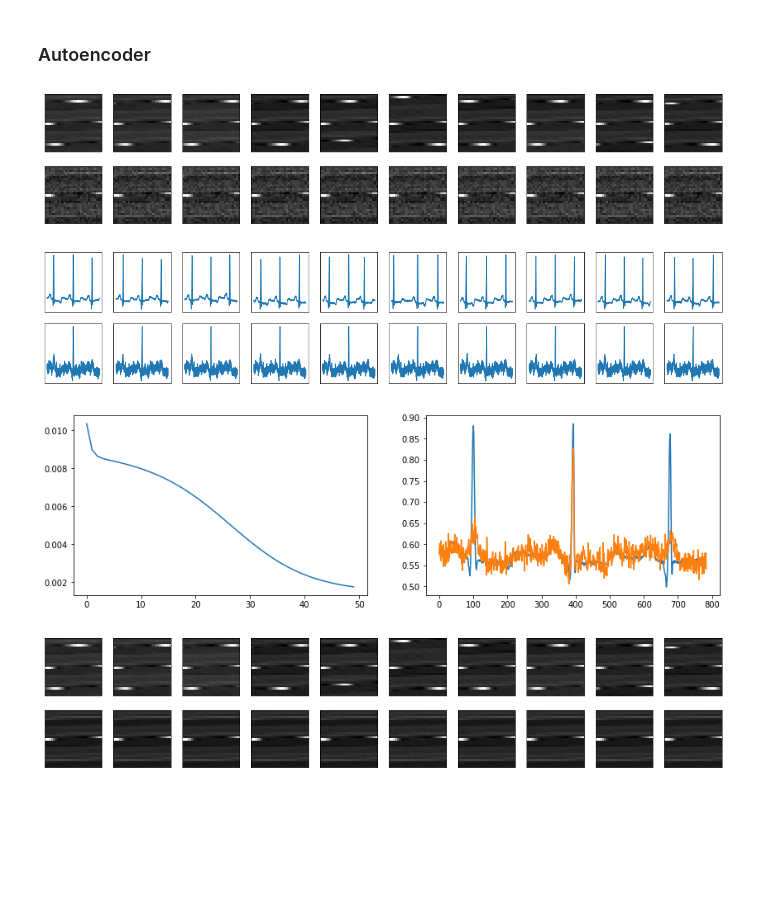
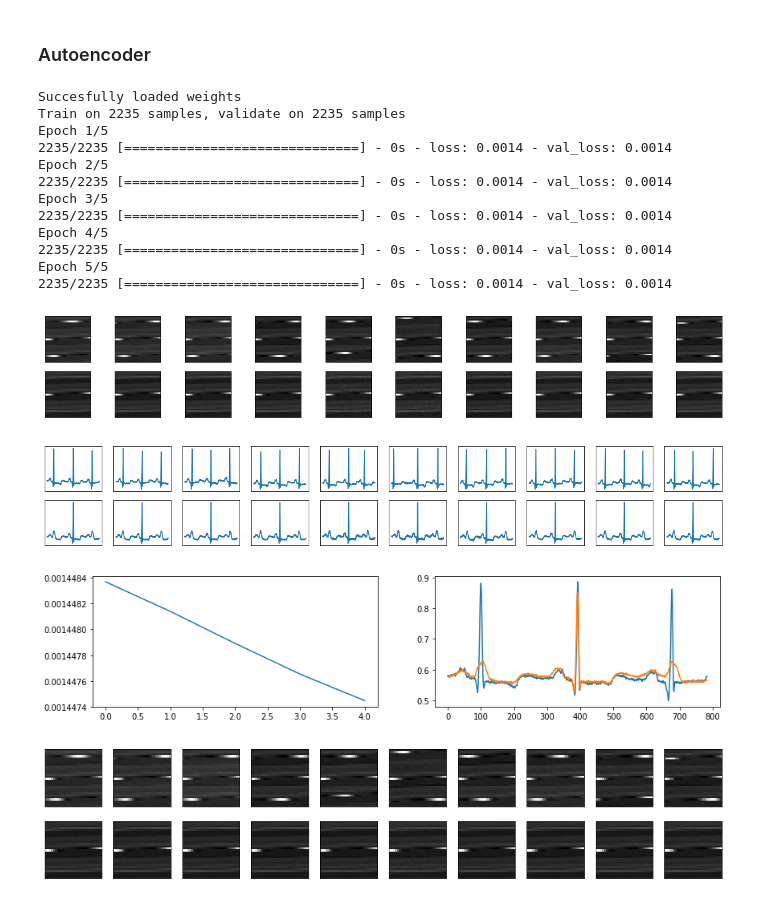
Before and after one commit to piotrbazan/machine-learning, a Jupyter notebook: projects/ecg/ecg.ipynb, the cells around one changed output. Saved outputs shown, nothing was run; the diff lists cells and outputs as text; code cells hidden in the pictures; blank space fills up the shorter version.

```diff
--- a/projects/ecg/ecg.ipynb
+++ b/projects/ecg/ecg.ipynb
@@ -162,40 +159,58 @@ def get_train_test_set(shape = (784, )):
+# %%
+def plot_loss_accuracy(loss, x_test, x_decoded):
+    plt.figure(figsize=(14,3))
+    plt.subplot(1,2,1)
+    plt.plot(loss.history['loss'])
+    plt.subplot(1,2,2)
+    plt.plot(x_test[0].reshape((784)))
+    plt.plot(x_decoded[0].reshape((784)))
 # %%
-def load_weights(model, filename):
-    if filename is not None:
+def load_weights(model, filename, load_prev):
+    if filename is not None and load_prev:
         try:
             model.load_weights(filename, by_name=False)
             print('Succesfully loaded weights')
         except Exception as e:
             print('Can\'t load weights to model', e)
-            pass
 # %%
 def save_weights(model, filename):
     if filename is not None:
         try:
-            model.save_weights(filename)
+            model.save_weights(filename, True)
         except Exception as e:
             print('Can\'t save weights to model', e)
             pass
 # %%
-def run(autoencoder, encoder, decoder, shape, weights_filename, epochs = 10):
+def run(encoders, shape, epochs = 10, filename = None, load_prev = True):
     global x_test, x_decoded
+    autoencoder, encoder, decoder = encoders
     x_train, x_test = get_train_test_set(shape)
-    load_weights(autoencoder, weights_filename)
+
+    load_weights(autoencoder, filename, load_prev)
     loss = fit(autoencoder, x_train, x_test, epochs=epochs, loss = 'mse')
-    save_weights(autoencoder, weights_filename)
-    x_decoded = check(encoder, decoder, x_test)
-    plt.figure(figsize=(14,4))
-    plt.subplot(1,2,1)
-    plt.plot(loss.history['loss'])
-    plt.subplot(1,2,2)
-    plt.plot(x_train[0].reshape((784)))
-    plt.plot(x_decoded[0].reshape((784)))
+    save_weights(autoencoder, filename)
+
+    x_decoded = decoder.predict(encoder.predict(x_test))
+    plot_diagrams(x_test, x_decoded)
+    plot_loss_accuracy(loss, x_test, x_decoded)
 # %%
-run(*create_encoders(784, [], 64), shape=(784,), epochs=50)
+run(create_encoders(784, [], 64), shape=(784,), epochs=5, filename='784_64.h5')
 # %% [output]
+Succesfully loaded weights
+Train on 2235 samples, validate on 2235 samples
+Epoch 1/5
+2235/2235 [==============================] - 0s - loss: 0.0014 - val_loss: 0.0014
+Epoch 2/5
+2235/2235 [==============================] - 0s - loss: 0.0014 - val_loss: 0.0014
+Epoch 3/5
+2235/2235 [==============================] - 0s - loss: 0.0014 - val_loss: 0.0014
+Epoch 4/5
+2235/2235 [==============================] - 0s - loss: 0.0014 - val_loss: 0.0014
+Epoch 5/5
+2235/2235 [==============================] - 0s - loss: 0.0014 - val_loss: 0.0014
-[figure, old version]
+[figure, new version]
-[figure, old version]
+[figure, new version]
-[figure, old version]
+[figure, new version]
 # %%
 run(*create_encoders(784, [256, 128], 64), epochs=1000)
 # %% [output]
```
Also changed, not shown: parts of 5 cells of this notebook.
